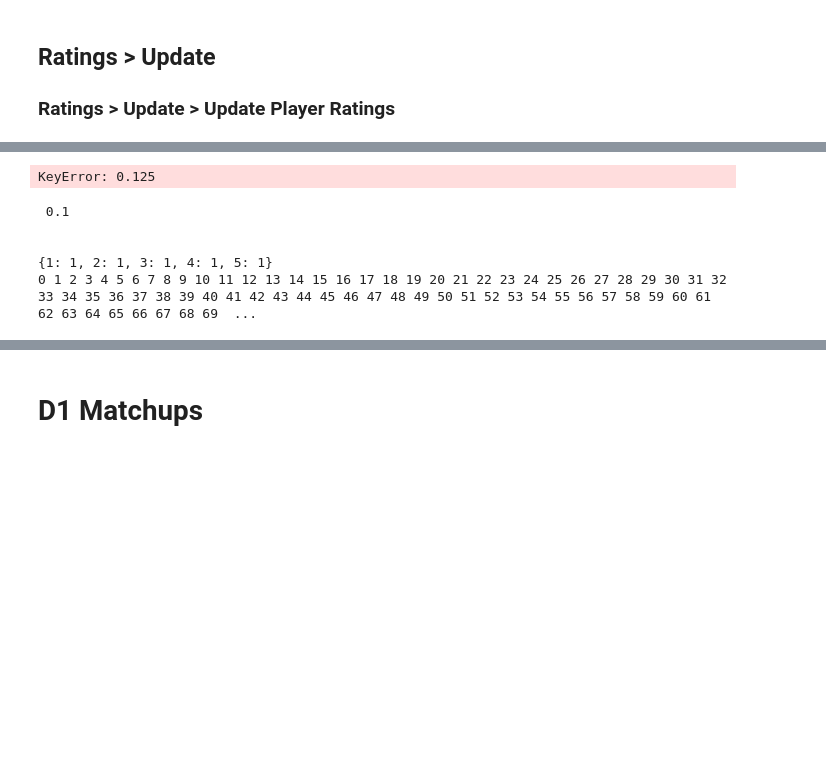
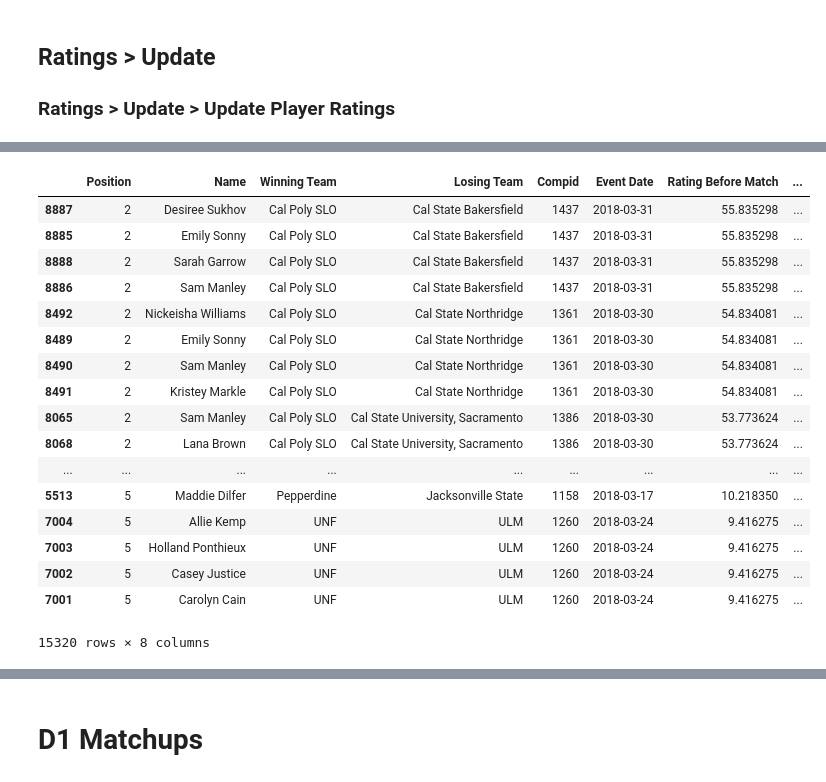
Before and after one commit to mas-dse-mhardist/collegebeachvball, a Jupyter notebook: Ratings.ipynb, the cells around one changed output, grey strips where cells are left out. Saved outputs shown, nothing was run; the diff lists cells and outputs as text; code cells hidden in the pictures; blank space fills up the shorter version.

```diff
--- a/Ratings.ipynb
+++ b/Ratings.ipynb
@@ -119,12 +90,12 @@ def scrape_team_info(division='all'):
         df_ = df_[df_.Division == division][['College', 'Team Name', 'Location', 'Division']]
     else:
         df_ = df_[['College', 'Team Name', 'Location', 'Division']]
+    df_ = pd.read_csv('beachvb_teams.csv').iloc[:,1:]
+    df_['College'] = df_['College'].apply(lambda x: x.strip())
+    df_['Team Name'] = df_['Team Name'].apply(lambda x: x.strip())
+    df_['Division'] = df_['Division'].apply(lambda x: x.strip())
 
     return df_
 
-#df_teams = scrape_team_info()
-df_teams = pd.read_csv('Data/beachvb_teams.csv').iloc[:,1:]
-df_teams['College'] = df_teams['College'].apply(lambda x: x.strip())
-df_teams['Team Name'] = df_teams['Team Name'].apply(lambda x: x.strip())
-df_teams['Division'] = df_teams['Division'].apply(lambda x: x.strip())
-df_teams
+df_teams = scrape_team_info()
+df_teams.to_csv("beachvb_teams.csv", encoding='utf-8')
@@ -451,29 +364,24 @@ def update_player_ratings(matches, player_rating, players, k_factor= {1:1, 2:1,
-# %%
-rating_history[0.125]
-# %% [output]
-KeyError: 0.125
-# %%
-rating_history = {}
-df_rating_history = {}
-pl = {}
-i = 0
-for k in [.1]:
-    print k
-    k_factor = {i:k/i for i in range(1,6)}
-    df_player_rating = set_default_player_rating(df_players)
-    df_2018_matchups = select_matchups( 20180000, 20180900, division='DI').sort_values(['Event Date', 'Compid', 'Position'], ascending=True).drop_duplicates()
-    df_2018_matchups = df_2018_matchups.reset_index().iloc[:,1:]
-    rating_history = update_player_ratings(df_2018_matchups, df_player_rating, df_players)
-    df_rating_history = pd.DataFrame.from_dict(rating_history, orient='index')
-    df_rating_history.columns=['Position', 'Name', 'Winning Team', 'Losing Team', 'Compid', 'Event Date', 'Rating Before Match', 'Rating After Match']
-    df_rating_history['Event Date'] = df_rating_history['Event Date'].apply(lambda x: datetime.strptime(str(x), '%Y%m%d'))
-    df_plot = df_rating_history[['Name', 'Event Date', 'Rating After Match', 'Position' ]]
-    a4_dims = (20.7, 8.27)
-    fig, ax = pyplot.subplots(figsize=a4_dims)
-    pl = sns.lineplot(x="Event Date", y="Rating After Match",  hue='Position', markers=True,  data=df_plot, ax=ax)
-# %% [output]
- 0.1
-
-
-{1: 1, 2: 1, 3: 1, 4: 1, 5: 1}
-0 1 2 3 4 5 6 7 8 9 10 11 12 13 14 15 16 17 18 19 20 21 22 23 24 25 26 27 28 29 30 31 32 33 34 35 36 37 38 39 40 41 42 43 44 45 46 47 48 49 50 51 52 53 54 55 56 57 58 59 60 61 62 63 64 65 66 67 68 69  ...
+# %%
+#rating_history = pd.DataFrame.from_dict(rating_history, orient='index')
+#rating_history.columns=['Position', 'Name', 'Winning Team', 'Losing Team', 'Compid', 'Event Date', 'Rating Before Match', 'Rating After Match']
+#rating_history.to_csv("calcdratings.csv")
+rating_history.sort_values('Rating Before Match', ascending=False)
+# %% [output]
+|  | Position | Name | Winning Team | Losing Team | Compid | Event Date | Rating Before Match | ... |
+| 8887 | 2 | Desiree Sukhov | Cal Poly SLO | Cal State Bakersfield | 1437 | 2018-03-31 | 55.835298 | ... |
+| 8885 | 2 | Emily Sonny | Cal Poly SLO | Cal State Bakersfield | 1437 | 2018-03-31 | 55.835298 | ... |
+| 8888 | 2 | Sarah Garrow | Cal Poly SLO | Cal State Bakersfield | 1437 | 2018-03-31 | 55.835298 | ... |
+| 8886 | 2 | Sam Manley | Cal Poly SLO | Cal State Bakersfield | 1437 | 2018-03-31 | 55.835298 | ... |
+| 8492 | 2 | Nickeisha Williams | Cal Poly SLO | Cal State Northridge | 1361 | 2018-03-30 | 54.834081 | ... |
+| 8489 | 2 | Emily Sonny | Cal Poly SLO | Cal State Northridge | 1361 | 2018-03-30 | 54.834081 | ... |
+| 8490 | 2 | Sam Manley | Cal Poly SLO | Cal State Northridge | 1361 | 2018-03-30 | 54.834081 | ... |
+| 8491 | 2 | Kristey Markle | Cal Poly SLO | Cal State Northridge | 1361 | 2018-03-30 | 54.834081 | ... |
+| 8065 | 2 | Sam Manley | Cal Poly SLO | Cal State University, Sacramento | 1386 | 2018-03-30 | 53.773624 | ... |
+| 8068 | 2 | Lana Brown | Cal Poly SLO | Cal State University, Sacramento | 1386 | 2018-03-30 | 53.773624 | ... |
+| ... | ... | ... | ... | ... | ... | ... | ... | ... |
+| 5513 | 5 | Maddie Dilfer | Pepperdine | Jacksonville State | 1158 | 2018-03-17 | 10.218350 | ... |
+| 7004 | 5 | Allie Kemp | UNF | ULM | 1260 | 2018-03-24 | 9.416275 | ... |
+| 7003 | 5 | Holland Ponthieux | UNF | ULM | 1260 | 2018-03-24 | 9.416275 | ... |
+| 7002 | 5 | Casey Justice | UNF | ULM | 1260 | 2018-03-24 | 9.416275 | ... |
+| 7001 | 5 | Carolyn Cain | UNF | ULM | 1260 | 2018-03-24 | 9.416275 | ... |
+15320 rows × 8 columns
```
Also changed, not shown: parts of 73 cells of this notebook, 6 other files.
